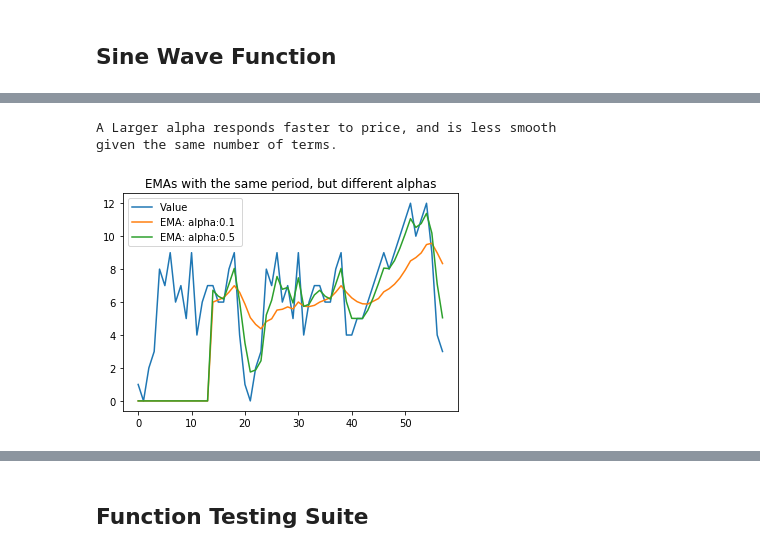
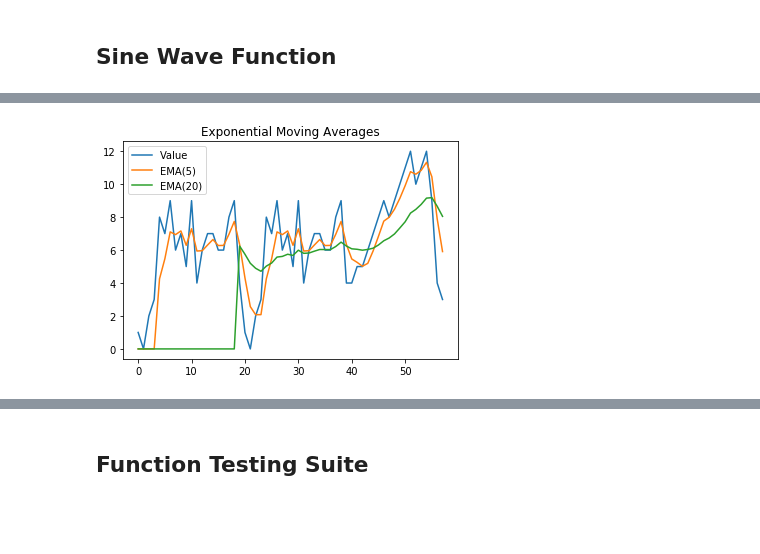
Before and after one commit to kilolux/fsp-demos, a Jupyter notebook: exponential-moving-average-demo.ipynb, the cells around one changed output, grey strips where cells are left out. Drawn from its saved outputs; the diff is of its cells as text; code cells hidden in the pictures; blank space fills up the shorter version.

Commit message:
Removed alpha from functions. Added sine wave plot. Removed irrelevant plots. Updated Readme checklist.

```diff
--- a/exponential-moving-average-demo.ipynb
+++ b/exponential-moving-average-demo.ipynb
@@ -119,8 +119,11 @@ Where p1 is the value at the most recent time step (*today*), p2 is the value at
 And a is the rate of decay (a constant between 0 and 1).
 # %%
 # Returns the denominator
-def getDenominator(a, number_of_terms):
+def getDenominator(number_of_terms):
     # bottom = 1 + (1-a) + (1-a)^2 + (1-a)^3 + ...
+
+    a = calculateAlpha(number_of_terms)
+
     i = 0
     total = 0
     while i < number_of_terms:
@@ -131,8 +134,11 @@ def getDenominator(a, number_of_terms):
 
 
 # Returns the numerator
-def getNumerator(price_data, price_data_index, a, number_of_terms):
+def getNumerator(price_data, price_data_index, number_of_terms):
     # top = p1 + (1-a)*p2 + (1-a)^2*p3 + (1-a)^3*p4 + ...
+
+    a = calculateAlpha(number_of_terms)
+
     i = 0
     total = 0
     while i < number_of_terms:
@@ -150,14 +156,14 @@ def getNumerator(price_data, price_data_index, a, number_of_terms):
 
 
 # Returns a single Exponential Moving Average value.
-def getEMA(price_data, price_data_index, alpha, number_of_terms):
+def getEMA(price_data, price_data_index, number_of_terms):
     #print("index:",price_data_index,"alpha:",alpha,"number_of_terms:",number_of_terms)
     if (number_of_terms - price_data_index) > 1:
         #print("too many terms for this index")
         return 0
     else:
-        top = getNumerator(price_data, price_data_index, alpha, number_of_terms)
-        bottom = getDenominator(alpha, number_of_terms)
+        top = getNumerator(price_data, price_data_index, number_of_terms)
+        bottom = getDenominator(number_of_terms)
         #print("top:", top)
         #print("bottom:", bottom)
         EMA = top / bottom
@@ -165,11 +171,11 @@ def getEMA(price_data, price_data_index, alpha, number_of_terms):
 
 
 # Returns a list of all EMA values.
-def getEMAdataset(price_data, alpha, number_of_terms):
+def getEMAdataset(price_data, number_of_terms):
     ema_data = []
     i = 0
     while i < len(price_data):
-        datum = getEMA(price_data, i, alpha, number_of_terms)
+        datum = getEMA(price_data, i, number_of_terms)
         ema_data.append(datum)
         i = i + 1
     return ema_data
@@ -184,9 +190,10 @@ def calculateAndPlotEMA(data, ema_period_1, ema_period_2):
     plt.plot(x, data)
     plt.plot(x, ema_1)
     plt.plot(x, ema_2)
-    ema_legend_text_1 = "EMA: " + str(ema_period_1)
-    ema_legend_text_2 = "EMA: " + str(ema_period_2)
+    ema_legend_text_1 = "EMA(" + str(ema_period_1) + ")"
+    ema_legend_text_2 = "EMA(" + str(ema_period_2) + ")"
     plt.legend(['Value', ema_legend_text_1, ema_legend_text_2])
+    plt.title("Exponential Moving Averages")
     plt.show()
 # %% [markdown]
 ## Sine Wave Function
@@ -205,24 +223,7 @@ def generateSineWave(period, amplitude, sigma, start, end):
 # %%
 bigData = [1, 0, 2, 3, 8, 7, 9, 6, 7, 5, 9, 4, 6, 7, 7, 6, 6, 8, 9, 4,
            1, 0, 2, 3, 8, 7, 9, 6, 7, 5, 9, 4, 6, 7, 7, 6, 6, 8, 9, 4,
            4, 5, 5, 6, 7, 8, 9, 8, 9, 10, 11, 12, 10, 11, 12, 9, 4, 3]
-
-x = np.arange(len(bigData))
-print("A Larger alpha responds faster to price, and is less smooth")
-print("given the same number of terms.")
-plt.figure(1)
-plt.plot(x, bigData)
-ema_data_01_15 = getEMAdataset(bigData, 0.1, 15)
-plt.plot(x, ema_data_01_15)
-ema_data_05_15 = getEMAdataset(bigData, 0.5, 15)
-plt.plot(x, ema_data_05_15)
-title = "EMAs with the same period, but different alphas"
-plt.title(title)
-ema_legend_text_1 = "EMA: alpha:0.1 "
-ema_legend_text_2 = "EMA: alpha:0.5"
-plt.legend(['Value', ema_legend_text_1, ema_legend_text_2])
-plt.show()
+calculateAndPlotEMA(bigData, 5, 20)
 # %% [output]
-A Larger alpha responds faster to price, and is less smooth
-given the same number of terms.
-[figure, old version]
+[figure, new version]
```
Also changed, not shown: parts of 3 cells of this notebook, 1 other file.
